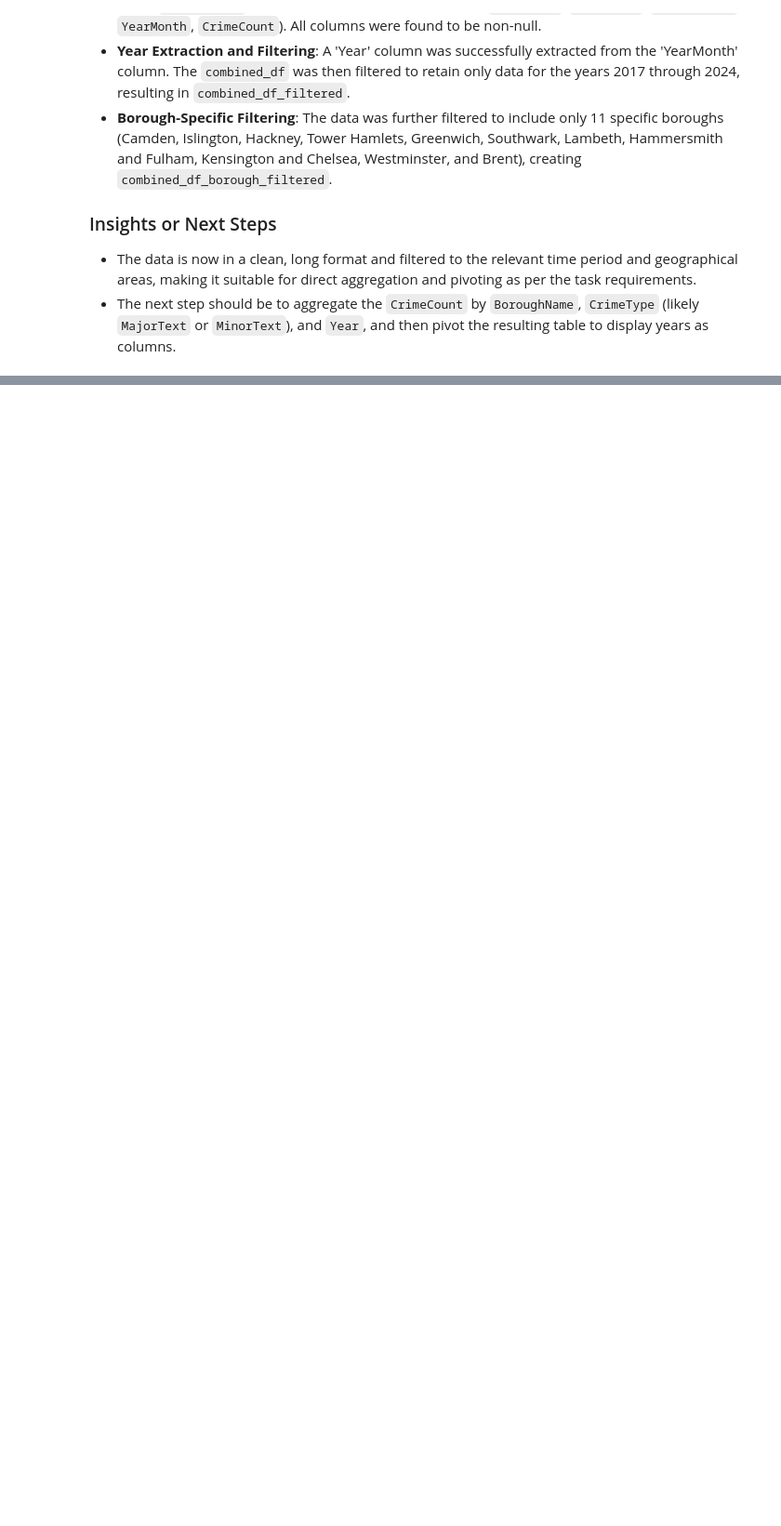
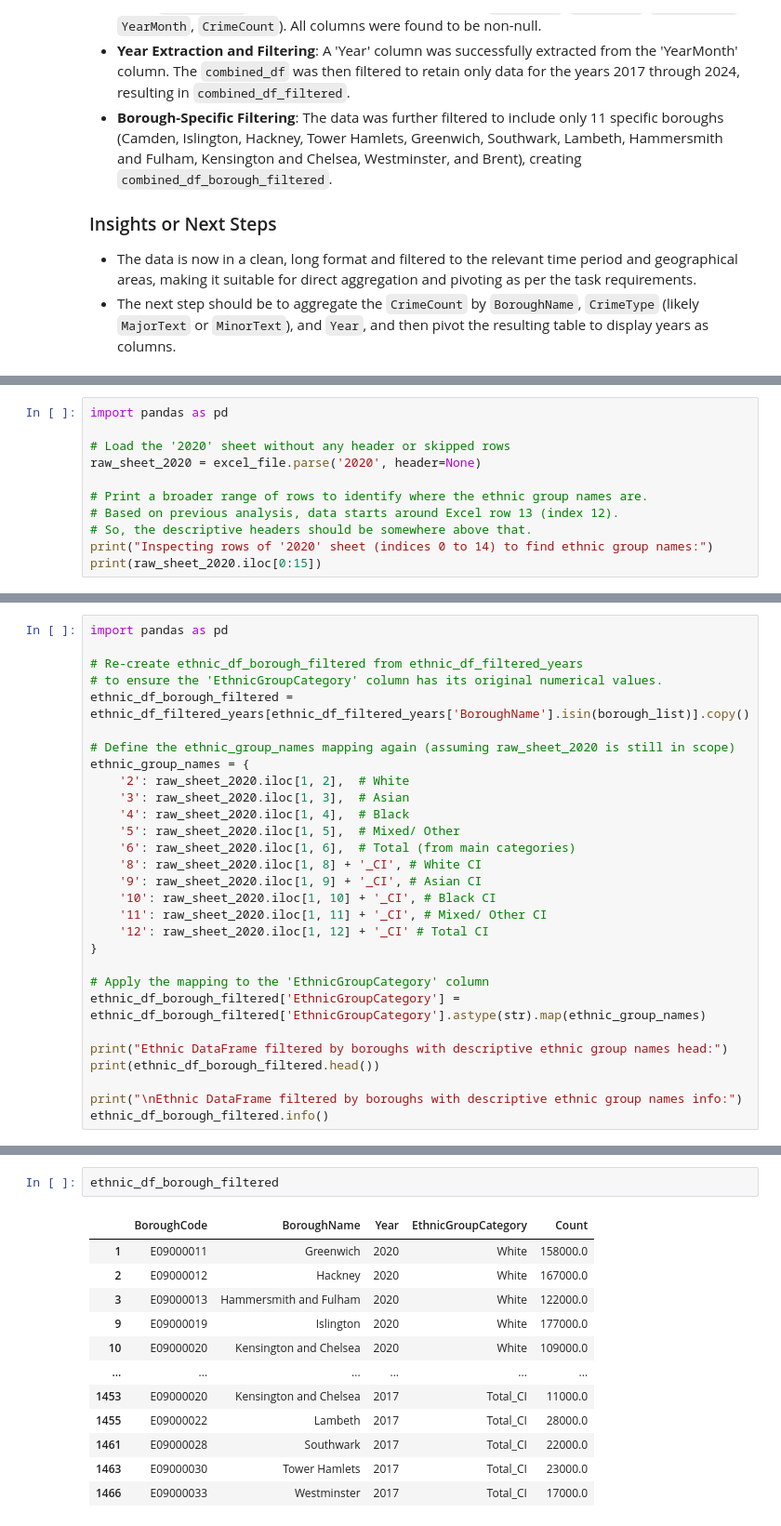
Before and after one commit to greypen2006/biophilic-design, a Jupyter notebook: Clean.ipynb, the cells around one changed output, grey strips where cells are left out. Shown: that part at 93% size. Cells and saved outputs as stored; diff of their text form; blank space fills up the shorter version.

```diff
--- a/Clean.ipynb
+++ b/Clean.ipynb
@@ -349,0 +1177,11 @@ Aggregate the crime counts by borough, crime type, and year, and then pivot the
+# %%
+import pandas as pd
+
+# Load the '2020' sheet without any header or skipped rows
+raw_sheet_2020 = excel_file.parse('2020', header=None)
+
+# Print a broader range of rows to identify where the ethnic group names are.
+# Based on previous analysis, data starts around Excel row 13 (index 12).
+# So, the descriptive headers should be somewhere above that.
+print("Inspecting rows of '2020' sheet (indices 0 to 14) to find ethnic group names:")
+print(raw_sheet_2020.iloc[0:15])
@@ -349,0 +1337,29 @@ Aggregate the crime counts by borough, crime type, and year, and then pivot the
+# %%
+import pandas as pd
+
+# Re-create ethnic_df_borough_filtered from ethnic_df_filtered_years
+# to ensure the 'EthnicGroupCategory' column has its original numerical values.
+ethnic_df_borough_filtered = ethnic_df_filtered_years[ethnic_df_filtered_years['BoroughName'].isin(borough_list)].copy()
+
+# Define the ethnic_group_names mapping again (assuming raw_sheet_2020 is still in scope)
+ethnic_group_names = {
+    '2': raw_sheet_2020.iloc[1, 2],  # White
+    '3': raw_sheet_2020.iloc[1, 3],  # Asian
+    '4': raw_sheet_2020.iloc[1, 4],  # Black
+    '5': raw_sheet_2020.iloc[1, 5],  # Mixed/ Other
+    '6': raw_sheet_2020.iloc[1, 6],  # Total (from main categories)
+    '8': raw_sheet_2020.iloc[1, 8] + '_CI', # White CI
+    '9': raw_sheet_2020.iloc[1, 9] + '_CI', # Asian CI
+    '10': raw_sheet_2020.iloc[1, 10] + '_CI', # Black CI
+    '11': raw_sheet_2020.iloc[1, 11] + '_CI', # Mixed/ Other CI
+    '12': raw_sheet_2020.iloc[1, 12] + '_CI' # Total CI
+}
+
+# Apply the mapping to the 'EthnicGroupCategory' column
+ethnic_df_borough_filtered['EthnicGroupCategory'] = ethnic_df_borough_filtered['EthnicGroupCategory'].astype(str).map(ethnic_group_names)
+
+print("Ethnic DataFrame filtered by boroughs with descriptive ethnic group names head:")
+print(ethnic_df_borough_filtered.head())
+
+print("\nEthnic DataFrame filtered by boroughs with descriptive ethnic group names info:")
+ethnic_df_borough_filtered.info()
@@ -349,0 +1384,15 @@ Aggregate the crime counts by borough, crime type, and year, and then pivot the
+# %%
+ethnic_df_borough_filtered
+# %% [output]
+|  | BoroughCode | BoroughName | Year | EthnicGroupCategory | Count |
+| 1 | E09000011 | Greenwich | 2020 | White | 158000.0 |
+| 2 | E09000012 | Hackney | 2020 | White | 167000.0 |
+| 3 | E09000013 | Hammersmith and Fulham | 2020 | White | 122000.0 |
+| 9 | E09000019 | Islington | 2020 | White | 177000.0 |
+| 10 | E09000020 | Kensington and Chelsea | 2020 | White | 109000.0 |
+| ... | ... | ... | ... | ... | ... |
+| 1453 | E09000020 | Kensington and Chelsea | 2017 | Total_CI | 11000.0 |
+| 1455 | E09000022 | Lambeth | 2017 | Total_CI | 28000.0 |
+| 1461 | E09000028 | Southwark | 2017 | Total_CI | 22000.0 |
+| 1463 | E09000030 | Tower Hamlets | 2017 | Total_CI | 23000.0 |
+| 1466 | E09000033 | Westminster | 2017 | Total_CI | 17000.0 |
```
Also changed, not shown: parts of 75 cells of this notebook.
